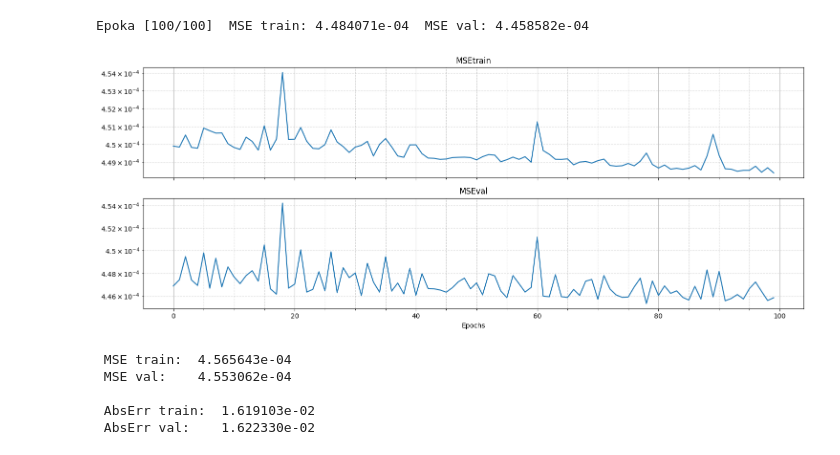
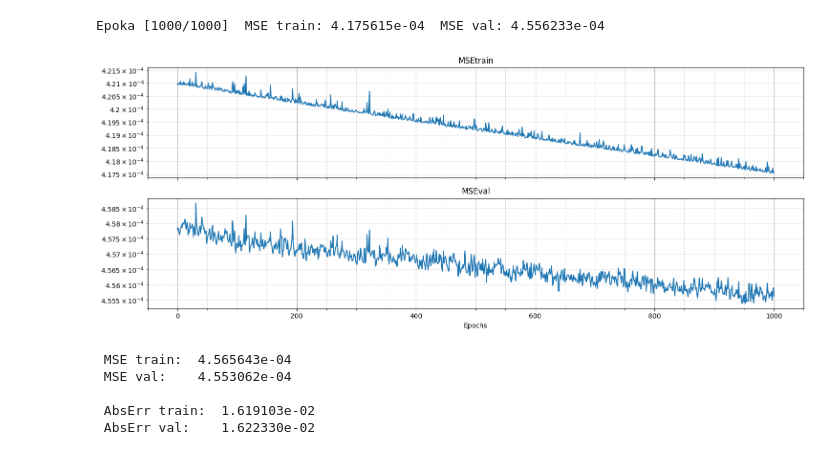
Before and after one commit to antonimarczuk123/NumericalPy, a Jupyter notebook: NeuralNetworksV2/NN.ipynb, the cells around one changed output. Cells and saved outputs as stored; diff of their text form; code cells hidden in the pictures.

```diff
--- a/NeuralNetworksV2/NN.ipynb
+++ b/NeuralNetworksV2/NN.ipynb
@@ -92,10 +92,10 @@ p_W5_old = data['p_W5_old']
 # p_W5_old = np.zeros((n_outputs, n_hidden[3]))
 # %%
 
-max_epochs = 100 # maksymalna liczba epok
-learning_rate = 0.03 # współczynnik uczenia
+max_epochs = 1000 # maksymalna liczba epok
+learning_rate = 0.005 # współczynnik uczenia
 momentum = 0.9 # współczynnik momentum
-mb_size = 7000 # rozmiar mini-batcha
+mb_size = 6000 # rozmiar mini-batcha
 
 
 # deklaracja potrzebnych tablic
@@ -165,15 +165,22 @@ dE_dW5 = np.zeros((n_outputs, n_hidden[3]))
 
 # ---
 
-MSEtrainTab = np.zeros((max_epochs, 1))
-MSEvalTab = np.zeros((max_epochs, 1))
+MSEtrainTab = np.zeros((max_epochs+1, 1))
+MSEvalTab = np.zeros((max_epochs+1, 1))
+
+
+# Wyjściowe wartości MSE na zbiorze uczącym i walidującym
+
+MSEtrain = np.mean((b5 + W5 @ np.maximum(0, b4 + W4 @ np.maximum(0, b3 + W3 @ np.maximum(0, b2 + W2 @ np.maximum(0, b1 + W1 @ X_train)))) - Y_train) ** 2)
+MSEval = np.mean((b5 + W5 @ np.maximum(0, b4 + W4 @ np.maximum(0, b3 + W3 @ np.maximum(0, b2 + W2 @ np.maximum(0, b1 + W1 @ X_val)))) - Y_val) ** 2)
+
+MSEtrainTab[0] = MSEtrain
+MSEvalTab[0] = MSEval
 
 
 # uczenie sieci metodą SGD+momentum
-
 for i in range(max_epochs):
     for j in range(10):
-        # SGD
         idx = np.random.permutation(n_train)[:mb_size]
         X = X_train[:, idx]
         Y = Y_train[idx]
@@ -250,37 +257,37 @@ for i in range(max_epochs):
         p_W1_old = p_W1
 
     MSEtrain = np.mean((b5 + W5 @ np.maximum(0, b4 + W4 @ np.maximum(0, b3 + W3 @ np.maximum(0, b2 + W2 @ np.maximum(0, b1 + W1 @ X_train)))) - Y_train) ** 2)
     MSEval = np.mean((b5 + W5 @ np.maximum(0, b4 + W4 @ np.maximum(0, b3 + W3 @ np.maximum(0, b2 + W2 @ np.maximum(0, b1 + W1 @ X_val)))) - Y_val) ** 2)
 
-    MSEtrainTab[i] = MSEtrain
-    MSEvalTab[i] = MSEval
+    MSEtrainTab[i+1] = MSEtrain
+    MSEvalTab[i+1] = MSEval
 
     print(f"\rEpoka [{i+1}/{max_epochs}]  MSE train: {MSEtrain:.6e}  MSE val: {MSEval:.6e}", end='')
 
 
 # Wyświetlanie przebiegu uczenia
 
 fig1, (ax1, ax2) = plt.subplots(2, 1, figsize=(15, 6), sharex=True)
 
 ax1.plot(MSEtrainTab)
 ax1.set_yscale('log')
 ax1.set_title("MSEtrain")
 ax1.minorticks_on()  # włącza dodatkowe podziałki
 ax1.grid(True, which='major', linestyle='-')   # grubsze linie dla głównych
 ax1.grid(True, which='minor', linestyle='--', alpha=0.5)   # cieńsze dla pomocniczych
 
 ax2.plot(MSEvalTab)
 ax2.set_yscale('log')
 ax2.set_title("MSEval")
 ax2.set_xlabel("Epochs")
 ax2.minorticks_on()  # włącza dodatkowe podziałki
 ax2.grid(True, which='major', linestyle='-')   # grubsze linie dla głównych
 ax2.grid(True, which='minor', linestyle='--', alpha=0.5)   # cieńsze dla pomocniczych
 
 plt.tight_layout() # ładniej wyglądają wykresy
 # %% [output]
-Epoka [100/100]  MSE train: 4.484071e-04  MSE val: 4.458582e-04
+Epoka [1000/1000]  MSE train: 4.175615e-04  MSE val: 4.556233e-04
-[figure, old version]
+[figure, new version]
 # %%
 # Zapisanie wyznaczonych wag modelu
 np.savez(f"weights_({n_hidden[0]},{n_hidden[1]},{n_hidden[2]},{n_hidden[3]})_hidden.npz",
```
Also changed, not shown: 1 other file.
